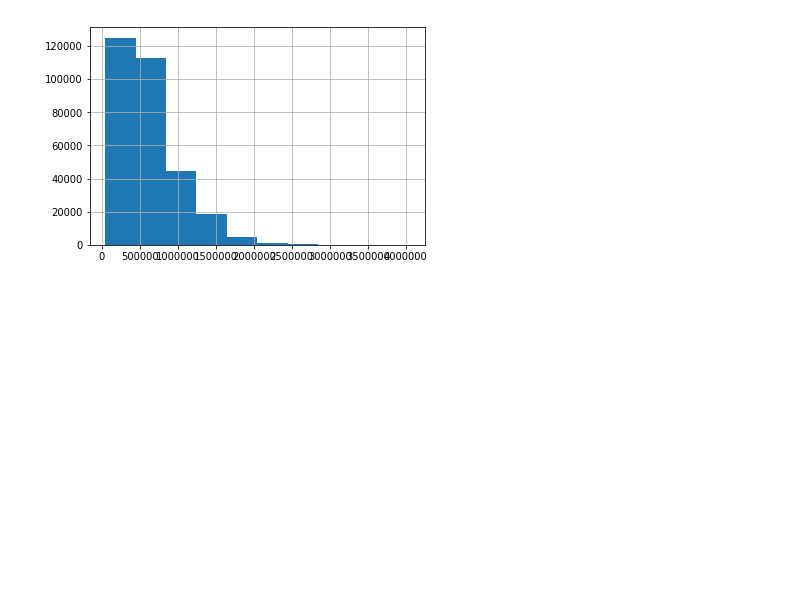
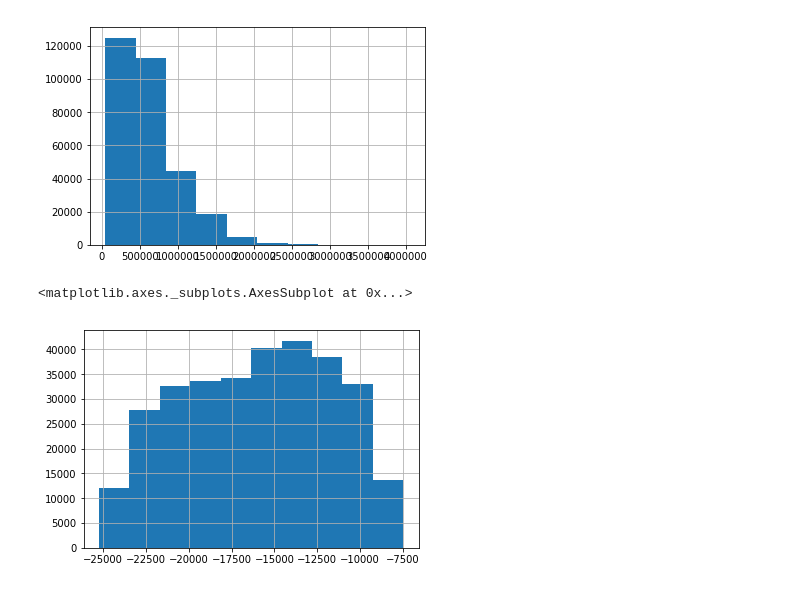
Before and after one commit to ponggung/2nd-ML100Days, a Jupyter notebook: Day_005_HW.ipynb, the cells around one changed output. Cells and saved outputs as stored; diff of their text form; code cells hidden in the pictures; blank space fills up the shorter version.

```diff
--- a/Day_005_HW.ipynb
+++ b/Day_005_HW.ipynb
@@ -52,3 +52,8 @@ app_train["AMT_CREDIT"].hist()
 # %% [output]
 <matplotlib.axes._subplots.AxesSubplot at 0x...>
 [figure]
+# %%
+app_train["DAYS_BIRTH"].hist()
+# %% [output]
+<matplotlib.axes._subplots.AxesSubplot at 0x...>
+[figure, added]
```
